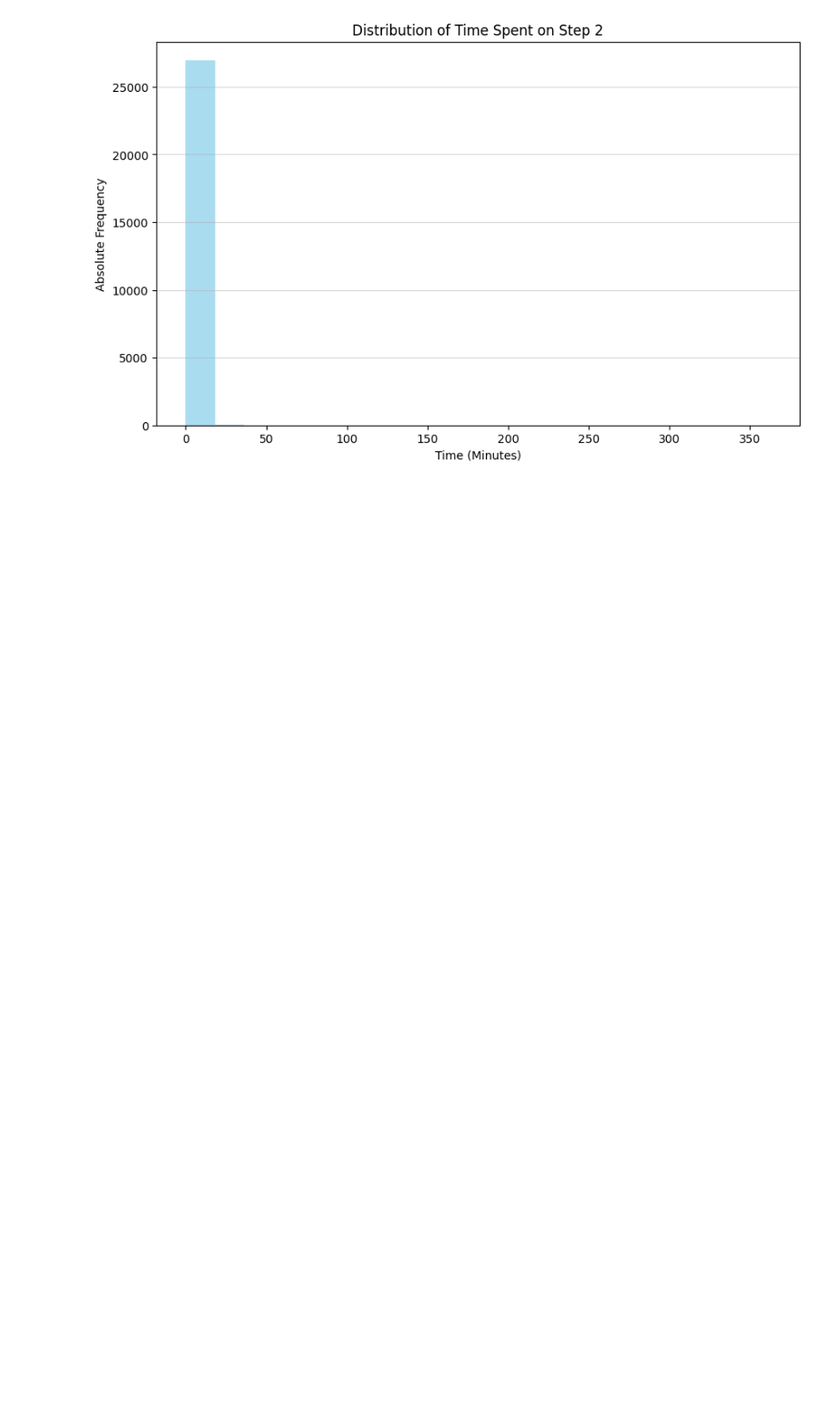
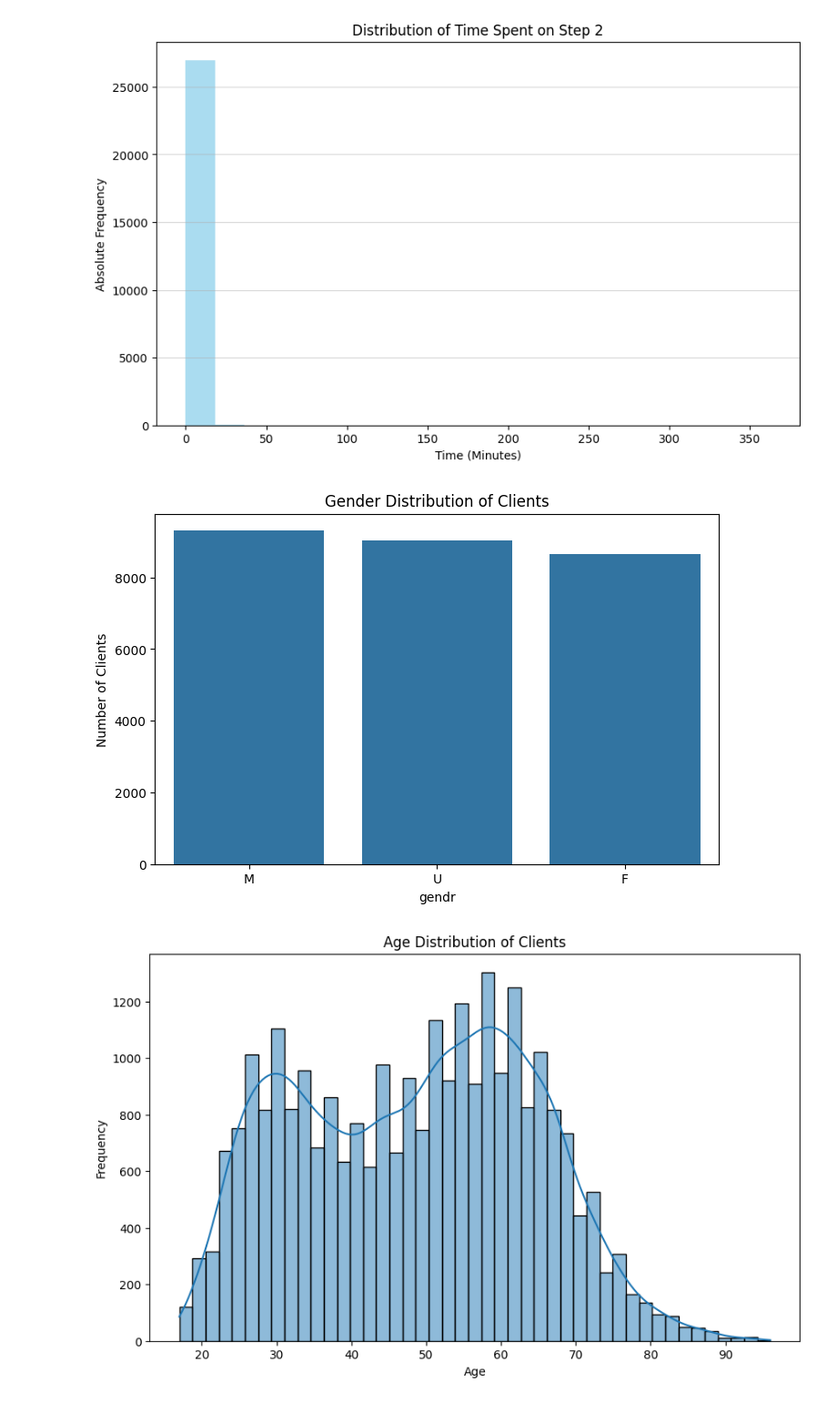
Before and after one commit to DaniCoco31/project_2, a Jupyter notebook: notebooks/exploratory_nb_Daniela.ipynb, the cells around one changed output. Shown: that part at 91% size. Cells and saved outputs as stored; diff of their text form; code cells hidden in the pictures; blank space fills up the shorter version.

```diff
--- a/notebooks/exploratory_nb_Daniela.ipynb
+++ b/notebooks/exploratory_nb_Daniela.ipynb
@@ -494,3 +501,23 @@ plt.grid(axis='y', alpha=0.5)
 plt.show()
 # %% [output]
 [figure]
+# %%
+# 1. Who are the primary clients using this online process?
+
+# Gender distribution
+plt.figure(figsize=(8,5))
+sns.countplot(data=df_control_final, x='gendr')
+plt.title('Gender Distribution of Clients')
+plt.ylabel('Number of Clients')
+plt.show()
+
+# Age distribution
+plt.figure(figsize=(10,6))
+sns.histplot(data=df_control_final, x='clnt_age', kde=True)
+plt.title('Age Distribution of Clients')
+plt.xlabel('Age')
+plt.ylabel('Frequency')
+plt.show()
+# %% [output]
+[figure, added]
+[figure, added]
```
Also changed, not shown: parts of 7 cells of this notebook.
